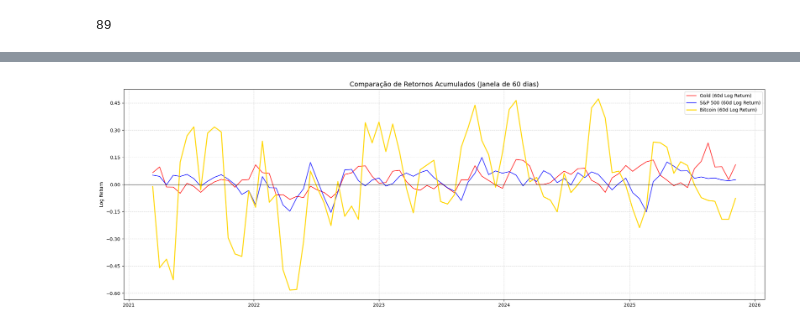
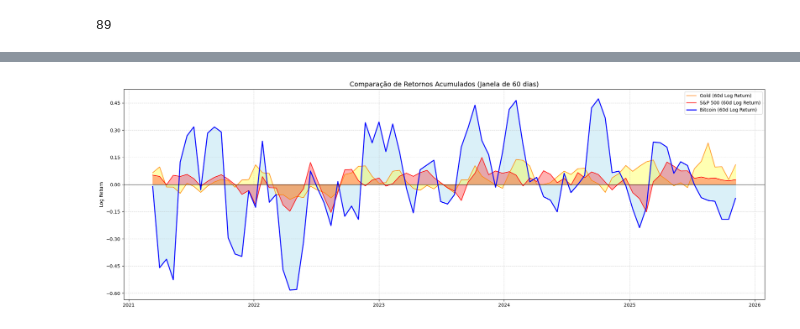
Before and after one commit to Andree33/Exploratory-Analisys-Data-Portfolio, a Jupyter notebook: ExploratoryAnalisys.ipynb, the cells around one changed output, grey strips where cells are left out. Drawn from its saved outputs; the diff is of its cells as text; code cells hidden in the pictures.

Commit message:
final returns

```diff
--- a/ExploratoryAnalisys.ipynb
+++ b/ExploratoryAnalisys.ipynb
@@ -77,23 +77,27 @@ df.dropna(inplace = True)
 # %%
 fig, ax = plt.subplots(figsize=(20, 7))
 
 # Plot com labels para a legenda
-ax.plot(new_date, xau_log_return_split, color='red', label=f'Gold ({return_window}d Log Return)', alpha=0.8)
-ax.plot(new_date, sp500_log_return_split, color='blue', label=f'S&P 500 ({return_window}d Log Return)', alpha=0.8)
-ax.plot(new_date, btc_log_return_split, color='gold', label=f'Bitcoin ({return_window}d Log Return)', linewidth=2)
+ax.plot(new_date, xau_log_return_split, color='C1', label=f'Gold ({return_window}d Log Return)', alpha=0.8)
+ax.plot(new_date, sp500_log_return_split, color='red', label=f'S&P 500 ({return_window}d Log Return)', alpha=0.8)
+ax.plot(new_date, btc_log_return_split, color='blue', label=f'Bitcoin ({return_window}d Log Return)', linewidth=2)
 
 # Melhorar o grid e labels
 ax.grid(True, which='both', linestyle='--', alpha=0.5)
 ax.set_title(f'Comparação de Retornos Acumulados (Janela de {return_window} dias)', fontsize=14)
 ax.set_ylabel('Log Return')
 ax.legend()
 
 ax.axhline(y=0, color='black', linewidth=1)
 
 # Usar o locator que aprendeste
 ax.yaxis.set_major_locator(ticker.MaxNLocator(nbins=10))
 
+pairs = [(btc_log_return_split, 'skyblue'), (xau_log_return_split, 'yellow'), (sp500_log_return_split, 'red')]
+for ret, col in pairs:
+    ax.fill_between(new_date, 0, ret, interpolate=True, color=col, alpha=0.3)
+
 plt.tight_layout()
 plt.show()
 # %% [output]
-[figure, old version]
+[figure, new version]
```
Also changed, not shown: parts of 1 cell of this notebook.
